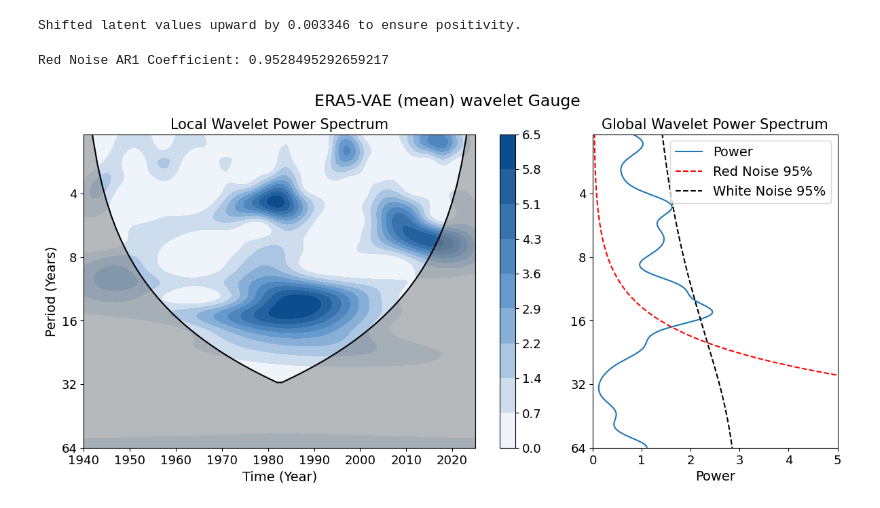
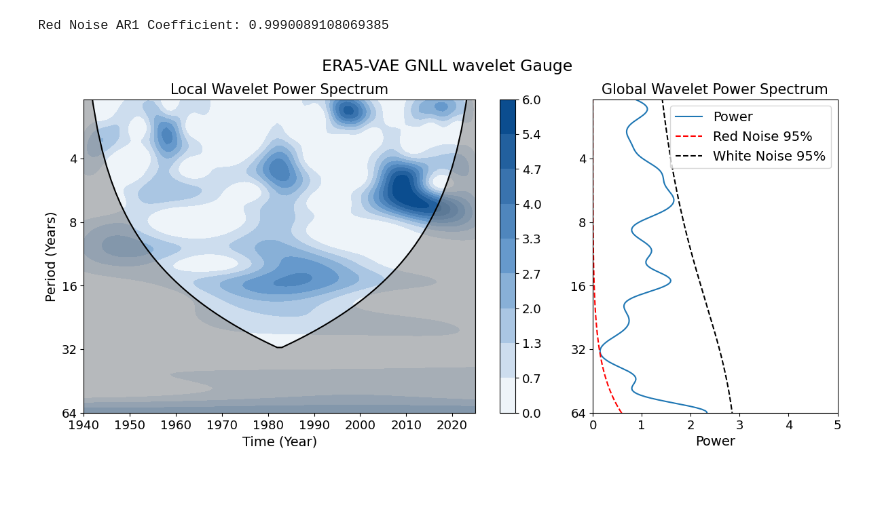
Before and after one commit to JulianEsler/signal-extraction, a Jupyter notebook: workbench/wavelet_plotter.ipynb, the cells around one changed output. Cells and saved outputs as stored; diff of their text form; code cells hidden in the pictures.

Commit message:
Update with results from running the GNLL signal through the simulator

```diff
--- a/workbench/wavelet_plotter.ipynb
+++ b/workbench/wavelet_plotter.ipynb
@@ -5,7 +5,7 @@ os.chdir('/home/jovyan/signal-extraction/')
 from simulator_code.Wavelet import *
 # %%
 # Load
-signal = pd.read_csv('results/ERA5_norm_vae/ERA5_norm_vae_extractr_results_latent_full.csv')
+signal = pd.read_csv('results/ERA5_GNLL/ERA5_GNLL_extractr_results_latent_full.csv')
 
 # Ensure datetime index (and sorted)
 signal['time'] = pd.to_datetime(signal['time'], errors='coerce')
@@ -35,8 +35,6 @@ latent_time = np.unique(latent_years)
 
 # Series of annual maxima values
 latent_time_series = latent_annual_max.values
-# %% [output]
-Shifted latent values upward by 0.003346 to ensure positivity.
 # %%
 siglvl_wave = 0.95
 sigtest = 'default'
@@ -58,8 +56,8 @@ plt_dataset = {
     'R_noise': Cw['sig']
 }
 # %% [output]
-Red Noise AR1 Coefficient: 0.9528495292659217
+Red Noise AR1 Coefficient: 0.9990089108069385
 # %%
-wavelet_plot(plt_dataset, siglvl_wave, "ERA5-VAE (mean) wavelet", sigtest)
+wavelet_plot(plt_dataset, siglvl_wave, "ERA5-VAE GNLL wavelet", sigtest)
 # %% [output]
-[figure, old version]
+[figure, new version]
```
Also changed, not shown: 32 other files.
